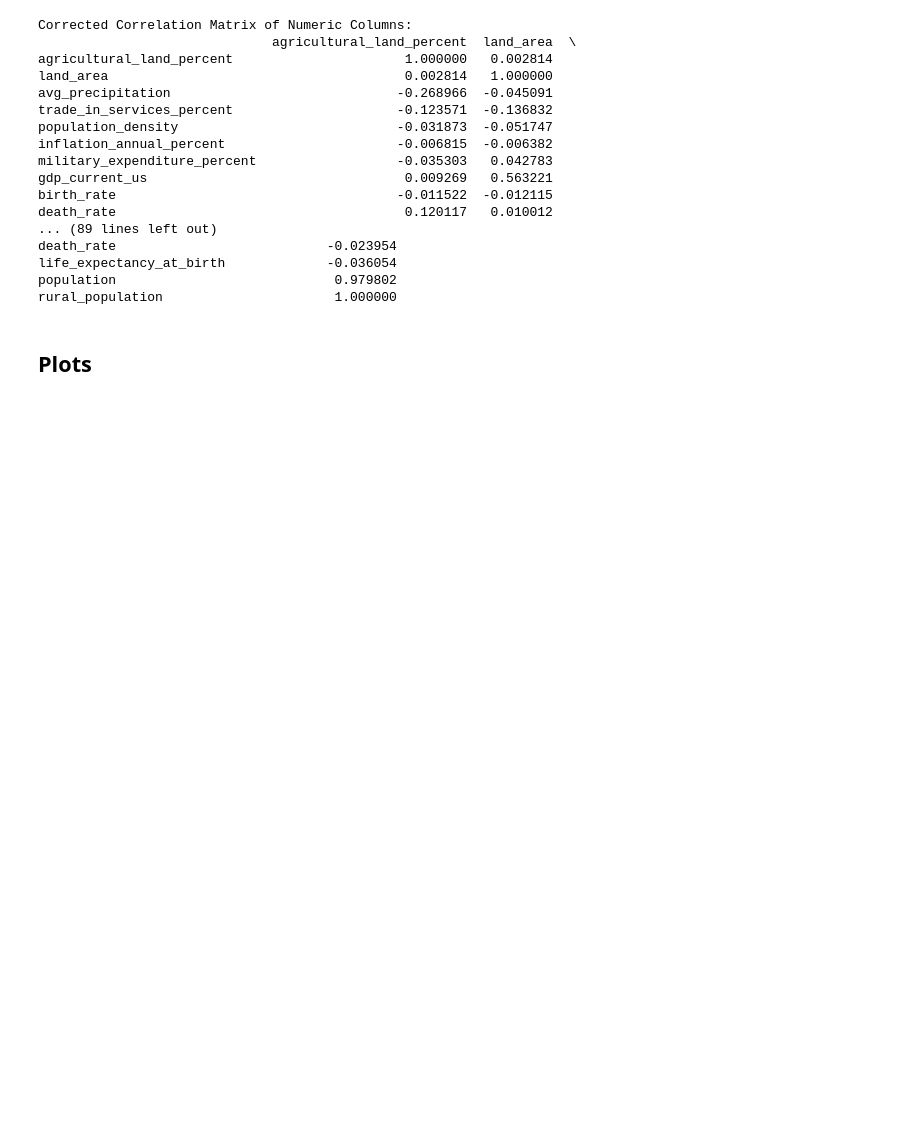
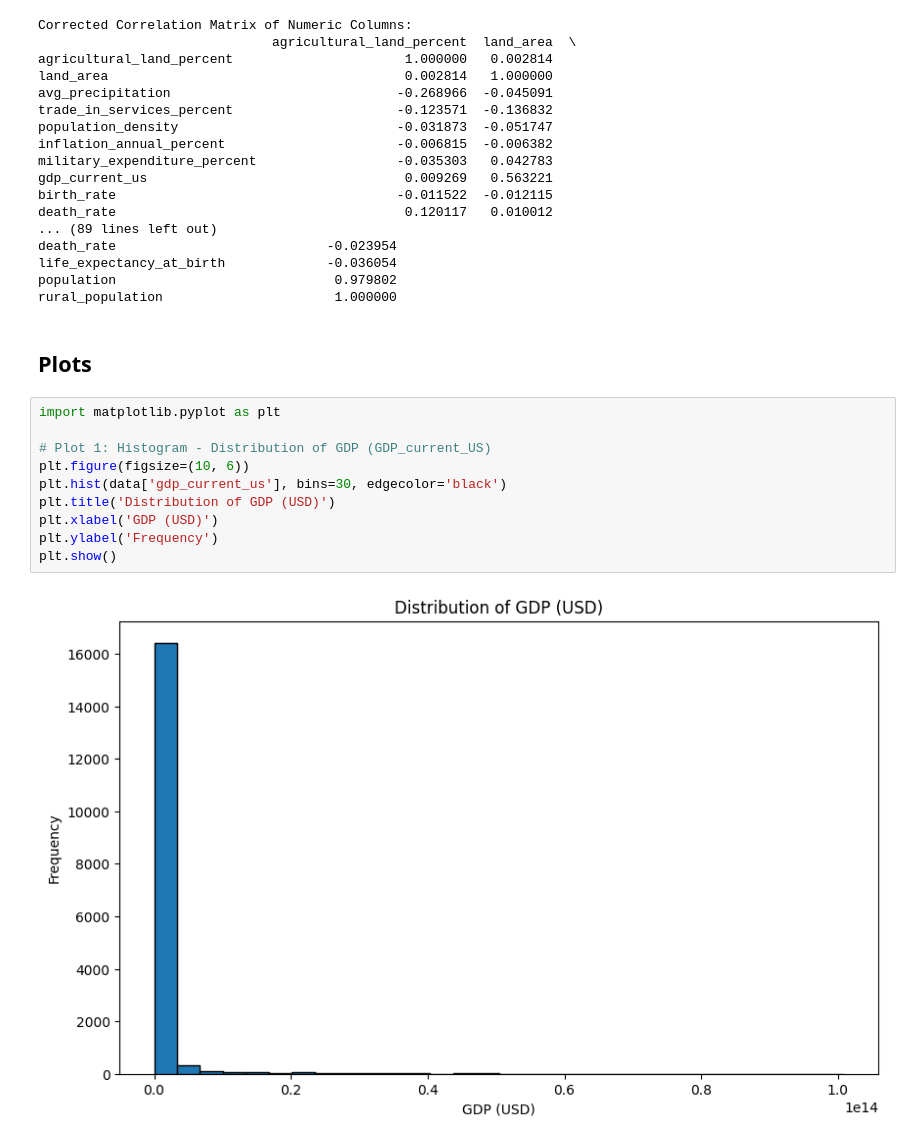
Before and after one commit to AR-KASHMIRI47/REFERRAL-Statistics-and-Trends, a Jupyter notebook: Statistics and Trends.ipynb, the cells around one changed output. Cells and saved outputs as stored; diff of their text form; blank space fills up the shorter version.

Commit message:
updated plots and conclusion

```diff
--- a/Statistics and Trends.ipynb
+++ b/Statistics and Trends.ipynb
@@ -200,3 +200,15 @@ population                            0.979802
 rural_population                      1.000000
 # %% [markdown]
 ## Plots
+# %%
+import matplotlib.pyplot as plt
+
+# Plot 1: Histogram - Distribution of GDP (GDP_current_US)
+plt.figure(figsize=(10, 6))
+plt.hist(data['gdp_current_us'], bins=30, edgecolor='black')
+plt.title('Distribution of GDP (USD)')
+plt.xlabel('GDP (USD)')
+plt.ylabel('Frequency')
+plt.show()
+# %% [output]
+[figure, added]
```
Also changed, not shown: parts of 3 cells of this notebook.
